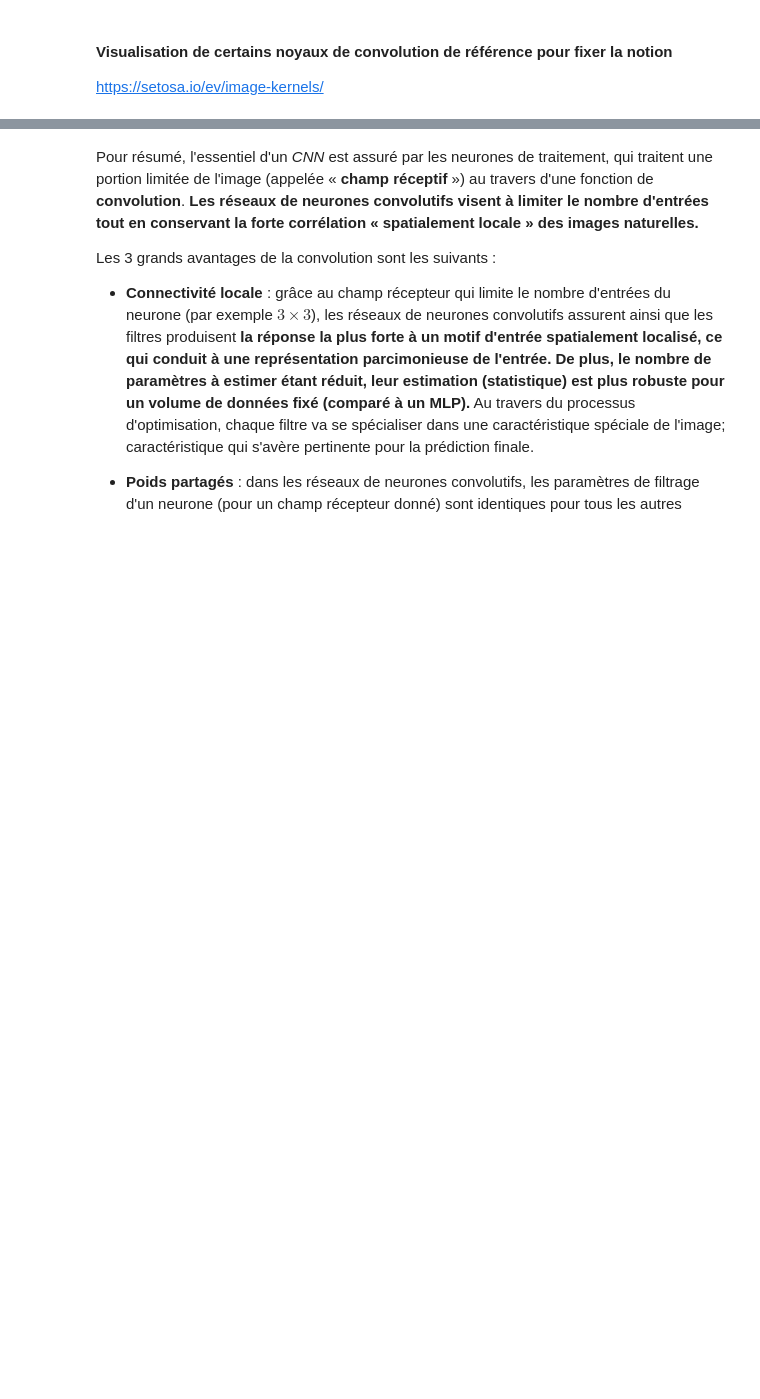
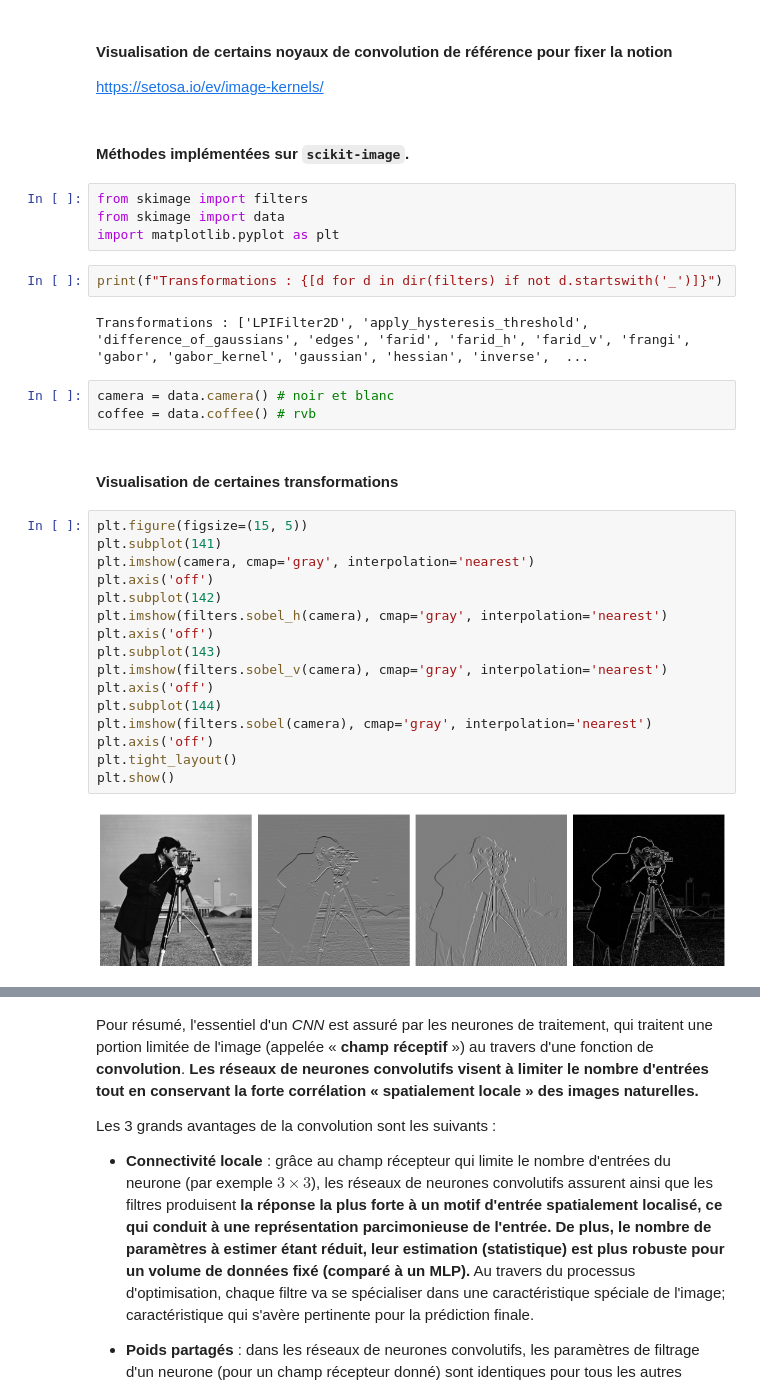
Before and after one commit to afiliot/TPDUIA, a Jupyter notebook: TPDUIA/convolution.ipynb, the cells around one changed output, grey strips where cells are left out. Cells and saved outputs as stored; diff of their text form; blank space fills up the shorter version.

```diff
--- a/TPDUIA/convolution.ipynb
+++ b/TPDUIA/convolution.ipynb
@@ -370,3 +370,36 @@ Les pixels d'une tuile sont analysés globalement. Dans le cas d'une image en co
 #### Visualisation de certains noyaux de convolution de référence pour fixer la notion
 
 https://setosa.io/ev/image-kernels/
+# %% [markdown]
+#### Méthodes implémentées sur `scikit-image`.
+# %%
+from skimage import filters
+from skimage import data
+import matplotlib.pyplot as plt
+# %%
+print(f"Transformations : {[d for d in dir(filters) if not d.startswith('_')]}")
+# %% [output]
+Transformations : ['LPIFilter2D', 'apply_hysteresis_threshold', 'difference_of_gaussians', 'edges', 'farid', 'farid_h', 'farid_v', 'frangi', 'gabor', 'gabor_kernel', 'gaussian', 'hessian', 'inverse',  ...
+# %%
+camera = data.camera() # noir et blanc
+coffee = data.coffee() # rvb
+# %% [markdown]
+#### Visualisation de certaines transformations
+# %%
+plt.figure(figsize=(15, 5))
+plt.subplot(141)
+plt.imshow(camera, cmap='gray', interpolation='nearest')
+plt.axis('off')
+plt.subplot(142)
+plt.imshow(filters.sobel_h(camera), cmap='gray', interpolation='nearest')
+plt.axis('off')
+plt.subplot(143)
+plt.imshow(filters.sobel_v(camera), cmap='gray', interpolation='nearest')
+plt.axis('off')
+plt.subplot(144)
+plt.imshow(filters.sobel(camera), cmap='gray', interpolation='nearest')
+plt.axis('off')
+plt.tight_layout()
+plt.show()
+# %% [output]
+[figure, added]
```
Also changed, not shown: parts of 2 cells of this notebook, 1 other file.
